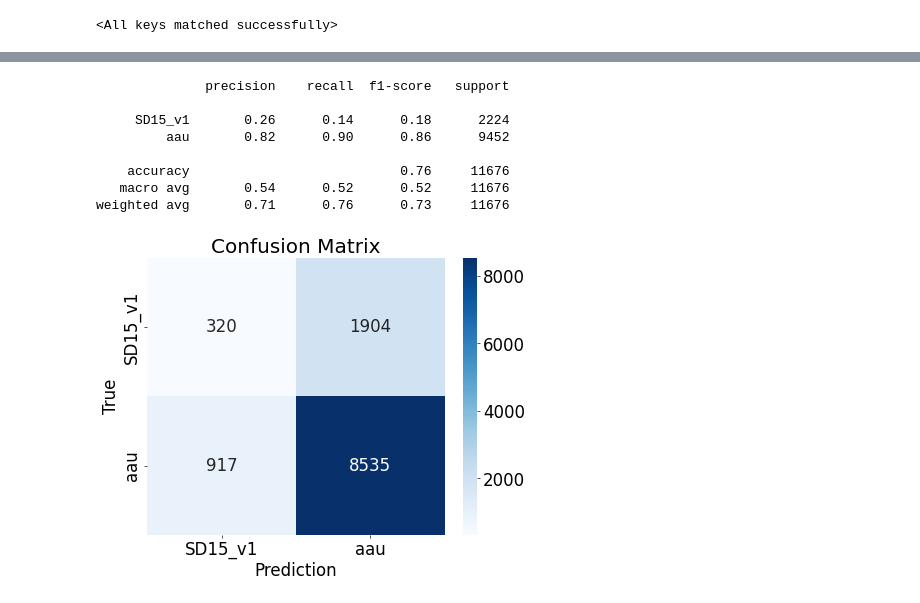
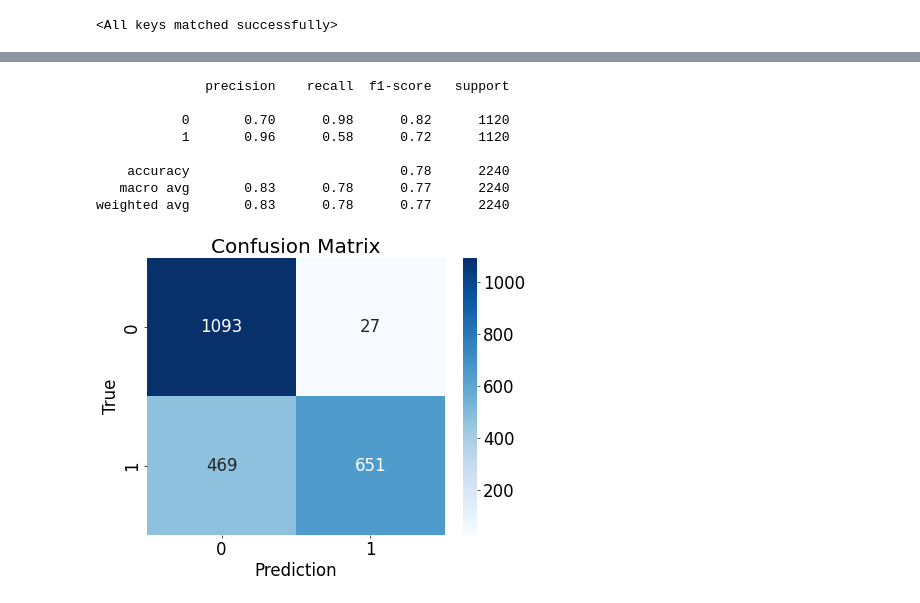
Before and after one commit to osquera/MIA_SD, a Jupyter notebook: attack_model.ipynb, the cells around one changed output, grey strips where cells are left out. Drawn from its saved outputs; the diff is of its cells as text; code cells hidden in the pictures.

```diff
--- a/attack_model.ipynb
+++ b/attack_model.ipynb
@@ -38,13 +40,4 @@ True
 # %%
-auxiliary_data = cwd + os.sep + 'images_attack_model' + os.sep + 'DTU_gen_vs_AAU_v2' + os.sep + 'aau' + os.sep
-target_model_data = cwd + os.sep + 'images_attack_model' + os.sep + 'DTU_gen_vs_AAU_v2' + os.sep + 'SD15_v1' + os.sep
-root_data = cwd + os.sep + 'images_attack_model' + os.sep + 'DTU_gen_vs_AAU_v2' + os.sep
-
-# Display image for reference
-img = Image.open(auxiliary_data + 'img_0.jpg')
-plt.imshow(img)
-plt.show()
-
-img = Image.open(target_model_data + 'headshot-0-0.png')
-plt.imshow(img)
-plt.show()
+auxiliary_data = cwd + os.sep + 'images_attack_model' + os.sep + images_folder + os.sep + '0' + os.sep
+target_model_data = cwd + os.sep + 'images_attack_model' + os.sep + images_folder + os.sep + '1' + os.sep
+root_data = cwd + os.sep + 'images_attack_model' + os.sep + images_folder + os.sep
@@ -67,7 +69,7 @@ def create_dataset_train(parent_dir):
 # Get the train_dataset
 train_dataset = create_dataset_train(root_data)
 # Get the validation_dataset
-train_set, val_set = torch.utils.data.random_split(train_dataset, [int(0.8*len(train_dataset)), int(0.2*len(train_dataset))+1])
+train_set, val_set = torch.utils.data.random_split(train_dataset, [int(0.8*len(train_dataset)), int(0.2*len(train_dataset))])
 
 
 # Display the shape of the train_dataset
@@ -207,6 +232,7 @@ save_path = 'custom-classifier_resnet_18_final.pth'
 torch.save(model.state_dict(), save_path)
 # %%
 # Get model
+save_path = 'images_attack_model' + os.sep + images_folder + os.sep + 'custom-classifier_resnet_18_final.pth'
 model.load_state_dict(torch.load(save_path))
 # %% [output]
 <All keys matched successfully>
@@ -225,7 +251,7 @@ def create_dataset_test(parent_dir):
 
     return dataset
 
-parent_dir = cwd + os.sep + 'images_attack_model' + os.sep + 'DTU_gen_vs_AAU_v2_test2' + os.sep
+parent_dir = cwd + os.sep + 'images_attack_model' + os.sep + 'DTU_wm_vs_AAU_seen_test' + os.sep                               #'AAU_vs_lfw_test' + os.sep
 test_dataset = create_dataset_test(parent_dir)
 test_dataloader = torch.utils.data.DataLoader(test_dataset, batch_size=32, shuffle=True)
 
@@ -276,34 +302,35 @@ plt.show()
 # %%
 # Visualize the test with metrics and confusion matrix
 from sklearn.metrics import classification_report
 model.eval()
 y_pred = []
 y_true = []
 with torch.no_grad():
     for inputs, labels in test_dataloader:
         inputs = inputs.to(device)
         labels = labels.to(device)
         outputs = model(inputs)
-        _, preds = torch.max(outputs, 1)
-        y_pred += preds.tolist()
+        probs = F.softmax(outputs, dim=1)
+        # Get the probability of the positive class
+        y_pred += probs[:, 1].tolist()
         y_true += labels.tolist()
-print(classification_report(y_true, y_pred, target_names=class_names))
+print(classification_report(y_true, np.array(y_pred) > 0.5, target_names=class_names))
 
 # Confusion matrix
-cm = confusion_matrix(y_true, y_pred)
+cm = confusion_matrix(y_true, np.array(y_pred) > 0.5)
 plt.figure(figsize=(8, 6))
 sns.heatmap(cm, annot=True, fmt='d', xticklabels=class_names, yticklabels=class_names, cmap='Blues')
 plt.xlabel('Prediction')
 plt.ylabel('True')
 plt.title('Confusion Matrix')
 plt.show()
 # %% [output]
               precision    recall  f1-score   support
 
-     SD15_v1       0.26      0.14      0.18      2224
-         aau       0.82      0.90      0.86      9452
+           0       0.70      0.98      0.82      1120
+           1       0.96      0.58      0.72      1120
 
-    accuracy                           0.76     11676
-   macro avg       0.54      0.52      0.52     11676
-weighted avg       0.71      0.76      0.73     11676
+    accuracy                           0.78      2240
+   macro avg       0.83      0.78      0.77      2240
+weighted avg       0.83      0.78      0.77      2240
-[figure, old version]
+[figure, new version]
```
Also changed, not shown: parts of 14 cells of this notebook.
